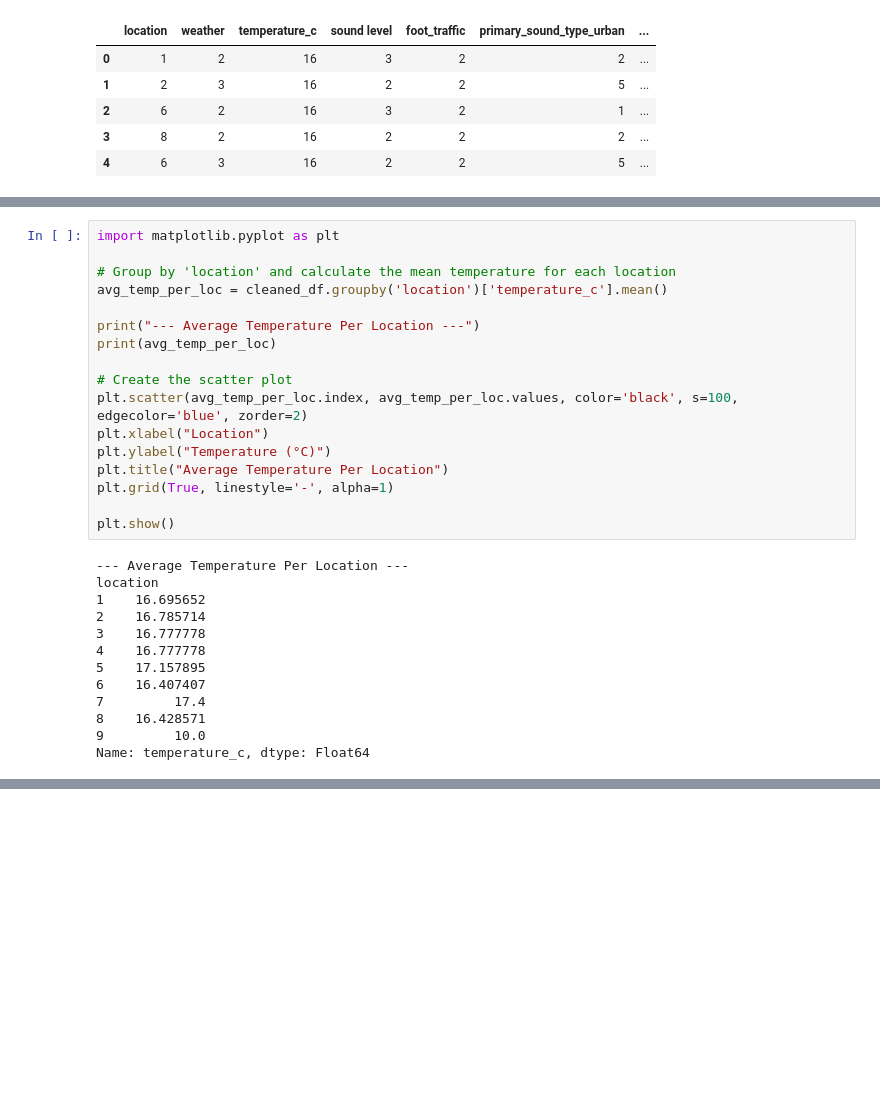
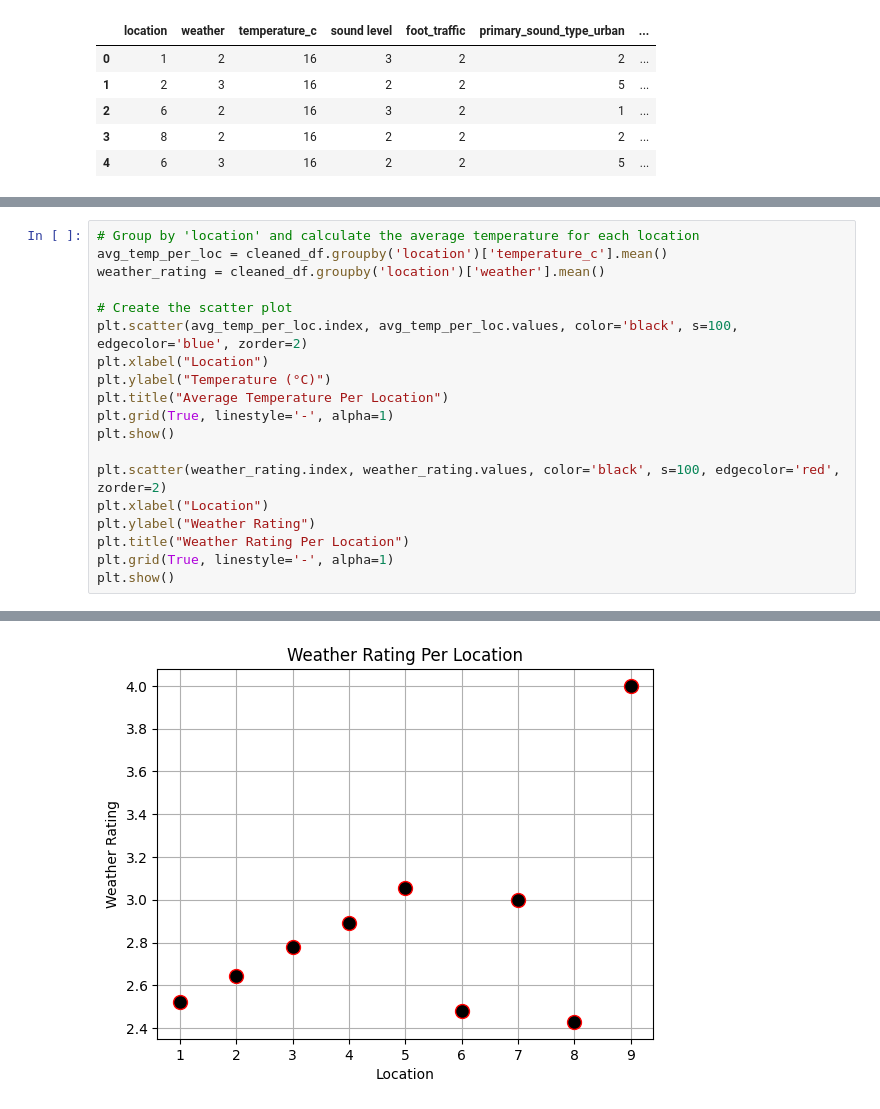
Before and after one commit to SethATU/ml-campus_data_project-colab, a Jupyter notebook: miniProject.ipynb, the cells around one changed output, grey strips where cells are left out. Drawn from its saved outputs; the diff is of its cells as text; blank space fills up the shorter version.

```diff
--- a/miniProject.ipynb
+++ b/miniProject.ipynb
@@ -224,31 +290,22 @@ The above code takes the remaining 3 colums (*temperature_c, insects_count, bird
 # %%
-import matplotlib.pyplot as plt
-
-# Group by 'location' and calculate the mean temperature for each location
+# Group by 'location' and calculate the average temperature for each location
 avg_temp_per_loc = cleaned_df.groupby('location')['temperature_c'].mean()
-
-print("--- Average Temperature Per Location ---")
-print(avg_temp_per_loc)
+weather_rating = cleaned_df.groupby('location')['weather'].mean()
 
 # Create the scatter plot
 plt.scatter(avg_temp_per_loc.index, avg_temp_per_loc.values, color='black', s=100, edgecolor='blue', zorder=2)
 plt.xlabel("Location")
 plt.ylabel("Temperature (°C)")
 plt.title("Average Temperature Per Location")
 plt.grid(True, linestyle='-', alpha=1)
+plt.show()
 
+plt.scatter(weather_rating.index, weather_rating.values, color='black', s=100, edgecolor='red', zorder=2)
+plt.xlabel("Location")
+plt.ylabel("Weather Rating")
+plt.title("Weather Rating Per Location")
+plt.grid(True, linestyle='-', alpha=1)
 plt.show()
 # %% [output]
---- Average Temperature Per Location ---
-location
-1    16.695652
-2    16.785714
-3    16.777778
-4    16.777778
-5    17.157895
-6    16.407407
-7         17.4
-8    16.428571
-9         10.0
-Name: temperature_c, dtype: Float64
 [figure]
+[figure, added]
```
Also changed, not shown: parts of 36 cells of this notebook.
